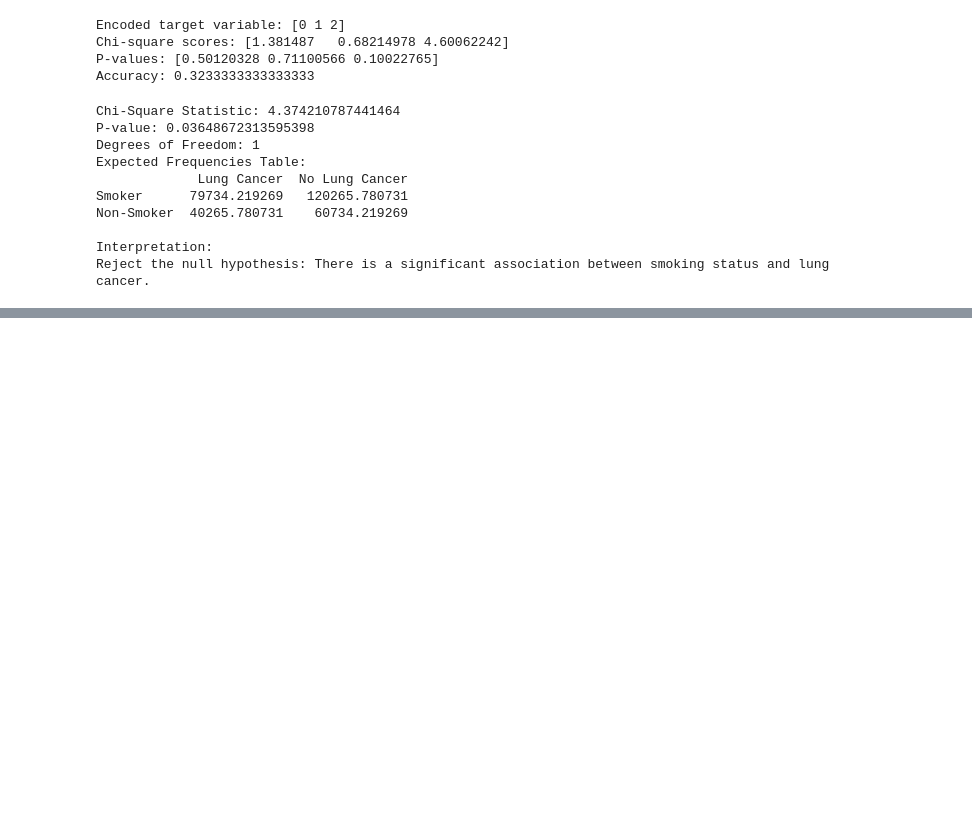
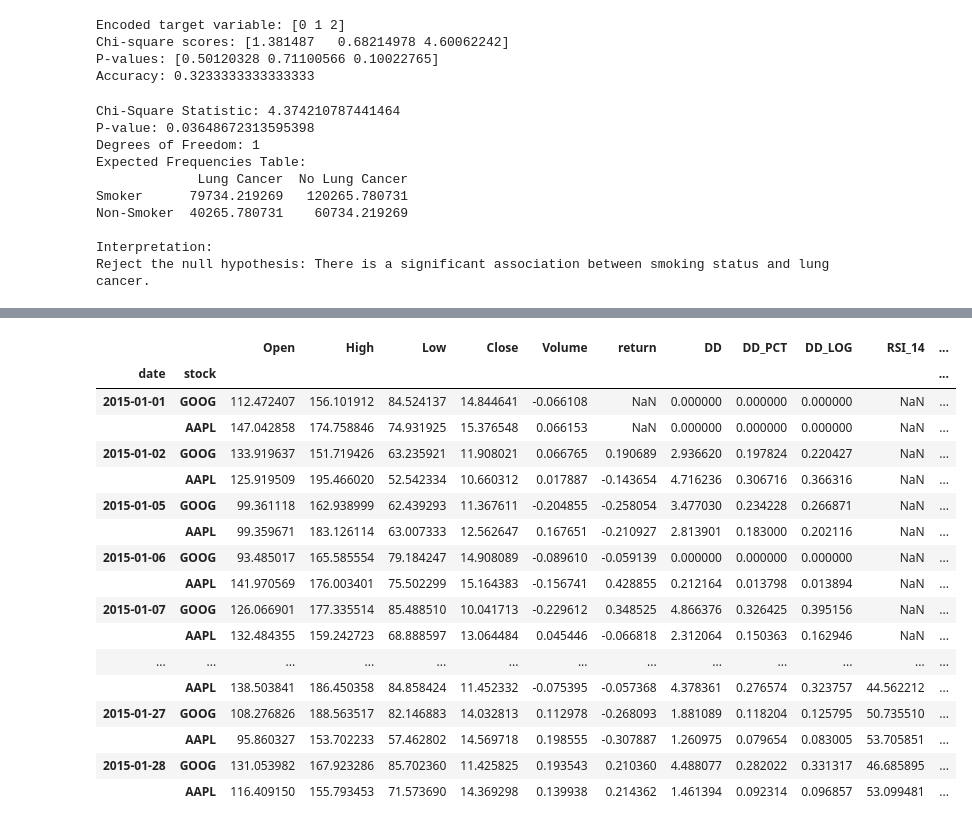
Before and after one commit to zhouchen1006/demo-repo2, a Jupyter notebook: scikitlearn.ipynb, the cells around one changed output, grey strips where cells are left out. Drawn from its saved outputs; the diff is of its cells as text; code cells hidden in the pictures; blank space fills up the shorter version.

```diff
--- a/scikitlearn.ipynb
+++ b/scikitlearn.ipynb
@@ -1074,0 +1198,32 @@ Notes:
+# %%
+def apply_ta_indicators(group):
+    sma = ta.sma(group["return"], length=5)
+    macd_df = ta.macd(group["Close"], fast=5, slow=10, talib=False)
+    drawdown = ta.drawdown(group["Close"], talib=False)
+    rsi = ta.rsi(group["Close"], length=14, talib=False)
+    # Concatenate the MACD DataFrame to the group
+    group = pd.concat([group, drawdown, rsi, sma, macd_df], axis=1)
+    return group
+
+# Apply the function by grouping over the "stock" level
+newdf = finance_df.groupby(level="stock", group_keys=False).apply(apply_ta_indicators)
+newdf
+# %% [output]
+|  |  | Open | High | Low | Close | Volume | return | DD | DD_PCT | DD_LOG | RSI_14 | ... |
+| date | stock |  |  |  |  |  |  |  |  |  |  | ... |
+| 2015-01-01 | GOOG | 112.472407 | 156.101912 | 84.524137 | 14.844641 | -0.066108 | NaN | 0.000000 | 0.000000 | 0.000000 | NaN | ... |
+|  | AAPL | 147.042858 | 174.758846 | 74.931925 | 15.376548 | 0.066153 | NaN | 0.000000 | 0.000000 | 0.000000 | NaN | ... |
+| 2015-01-02 | GOOG | 133.919637 | 151.719426 | 63.235921 | 11.908021 | 0.066765 | 0.190689 | 2.936620 | 0.197824 | 0.220427 | NaN | ... |
+|  | AAPL | 125.919509 | 195.466020 | 52.542334 | 10.660312 | 0.017887 | -0.143654 | 4.716236 | 0.306716 | 0.366316 | NaN | ... |
+| 2015-01-05 | GOOG | 99.361118 | 162.938999 | 62.439293 | 11.367611 | -0.204855 | -0.258054 | 3.477030 | 0.234228 | 0.266871 | NaN | ... |
+|  | AAPL | 99.359671 | 183.126114 | 63.007333 | 12.562647 | 0.167651 | -0.210927 | 2.813901 | 0.183000 | 0.202116 | NaN | ... |
+| 2015-01-06 | GOOG | 93.485017 | 165.585554 | 79.184247 | 14.908089 | -0.089610 | -0.059139 | 0.000000 | 0.000000 | 0.000000 | NaN | ... |
+|  | AAPL | 141.970569 | 176.003401 | 75.502299 | 15.164383 | -0.156741 | 0.428855 | 0.212164 | 0.013798 | 0.013894 | NaN | ... |
+| 2015-01-07 | GOOG | 126.066901 | 177.335514 | 85.488510 | 10.041713 | -0.229612 | 0.348525 | 4.866376 | 0.326425 | 0.395156 | NaN | ... |
+|  | AAPL | 132.484355 | 159.242723 | 68.888597 | 13.064484 | 0.045446 | -0.066818 | 2.312064 | 0.150363 | 0.162946 | NaN | ... |
+| ... | ... | ... | ... | ... | ... | ... | ... | ... | ... | ... | ... | ... |
+|  | AAPL | 138.503841 | 186.450358 | 84.858424 | 11.452332 | -0.075395 | -0.057368 | 4.378361 | 0.276574 | 0.323757 | 44.562212 | ... |
+| 2015-01-27 | GOOG | 108.276826 | 188.563517 | 82.146883 | 14.032813 | 0.112978 | -0.268093 | 1.881089 | 0.118204 | 0.125795 | 50.735510 | ... |
+|  | AAPL | 95.860327 | 153.702233 | 57.462802 | 14.569718 | 0.198555 | -0.307887 | 1.260975 | 0.079654 | 0.083005 | 53.705851 | ... |
+| 2015-01-28 | GOOG | 131.053982 | 167.923286 | 85.702360 | 11.425825 | 0.193543 | 0.210360 | 4.488077 | 0.282022 | 0.331317 | 46.685895 | ... |
+|  | AAPL | 116.409150 | 155.793453 | 71.573690 | 14.369298 | 0.139938 | 0.214362 | 1.461394 | 0.092314 | 0.096857 | 53.099481 | ... |
```
Also changed, not shown: parts of 11 cells of this notebook.
